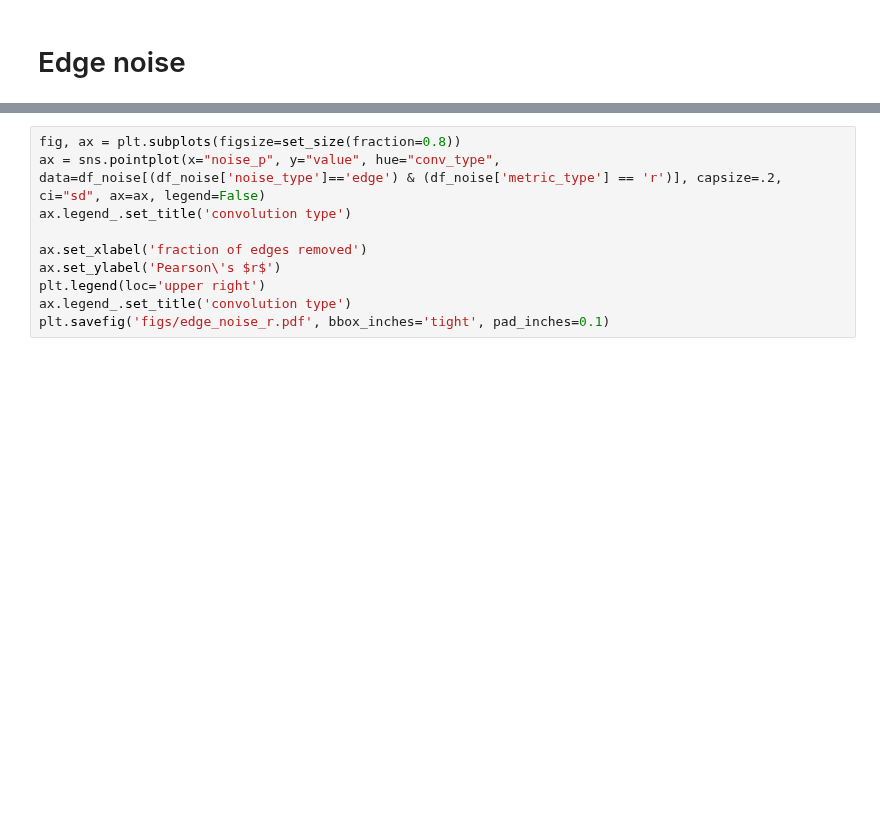
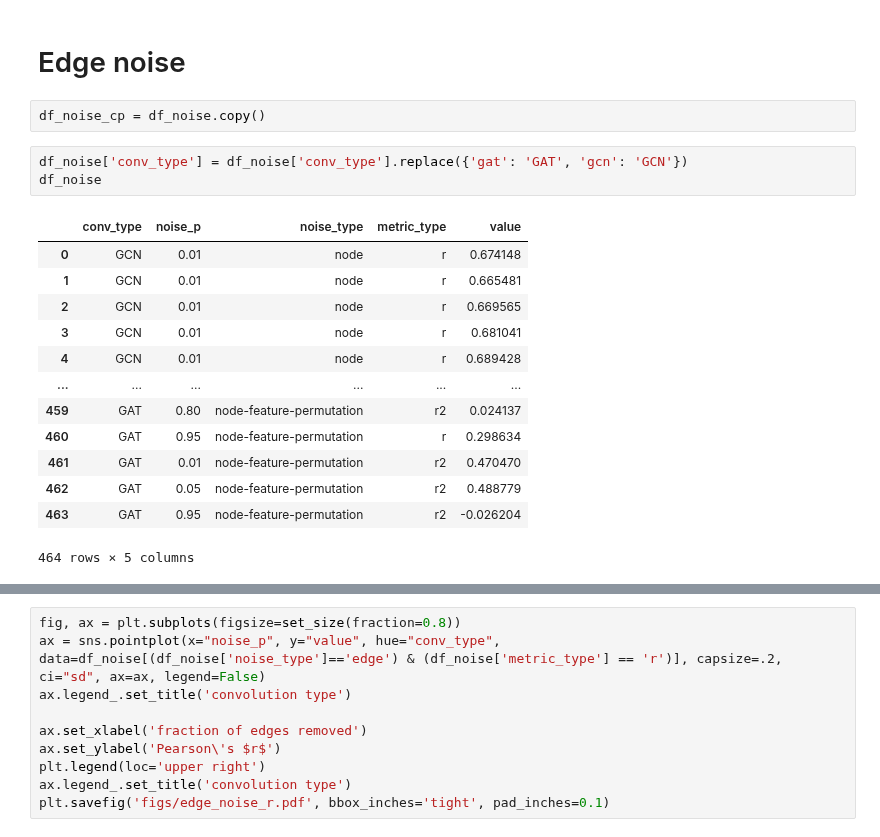
Before and after one commit to kamilest/brain-age-gnn, a Jupyter notebook: notebooks/model_selection.ipynb, the cells around one changed output, grey strips where cells are left out. Saved outputs shown, nothing was run; the diff lists cells and outputs as text; blank space fills up the shorter version.

```diff
--- a/notebooks/model_selection.ipynb
+++ b/notebooks/model_selection.ipynb
@@ -491,6 +508,25 @@ p_gat
 0.000999000999000999
 # %% [markdown]
 # Edge noise
+# %%
+df_noise_cp = df_noise.copy()
+# %%
+df_noise['conv_type'] = df_noise['conv_type'].replace({'gat': 'GAT', 'gcn': 'GCN'})
+df_noise
+# %% [output]
+|  | conv_type | noise_p | noise_type | metric_type | value |
+| 0 | GCN | 0.01 | node | r | 0.674148 |
+| 1 | GCN | 0.01 | node | r | 0.665481 |
+| 2 | GCN | 0.01 | node | r | 0.669565 |
+| 3 | GCN | 0.01 | node | r | 0.681041 |
+| 4 | GCN | 0.01 | node | r | 0.689428 |
+| ... | ... | ... | ... | ... | ... |
+| 459 | GAT | 0.80 | node-feature-permutation | r2 | 0.024137 |
+| 460 | GAT | 0.95 | node-feature-permutation | r | 0.298634 |
+| 461 | GAT | 0.01 | node-feature-permutation | r2 | 0.470470 |
+| 462 | GAT | 0.05 | node-feature-permutation | r2 | 0.488779 |
+| 463 | GAT | 0.95 | node-feature-permutation | r2 | -0.026204 |
+464 rows × 5 columns
 # %%
 fig, (ax1, ax2) = plt.subplots(1, 2, figsize=set_size(subplots=(1, 2)))
 plt.subplots_adjust(wspace=0.3)
```
Also changed, not shown: parts of 6 cells of this notebook, 6 other files.
